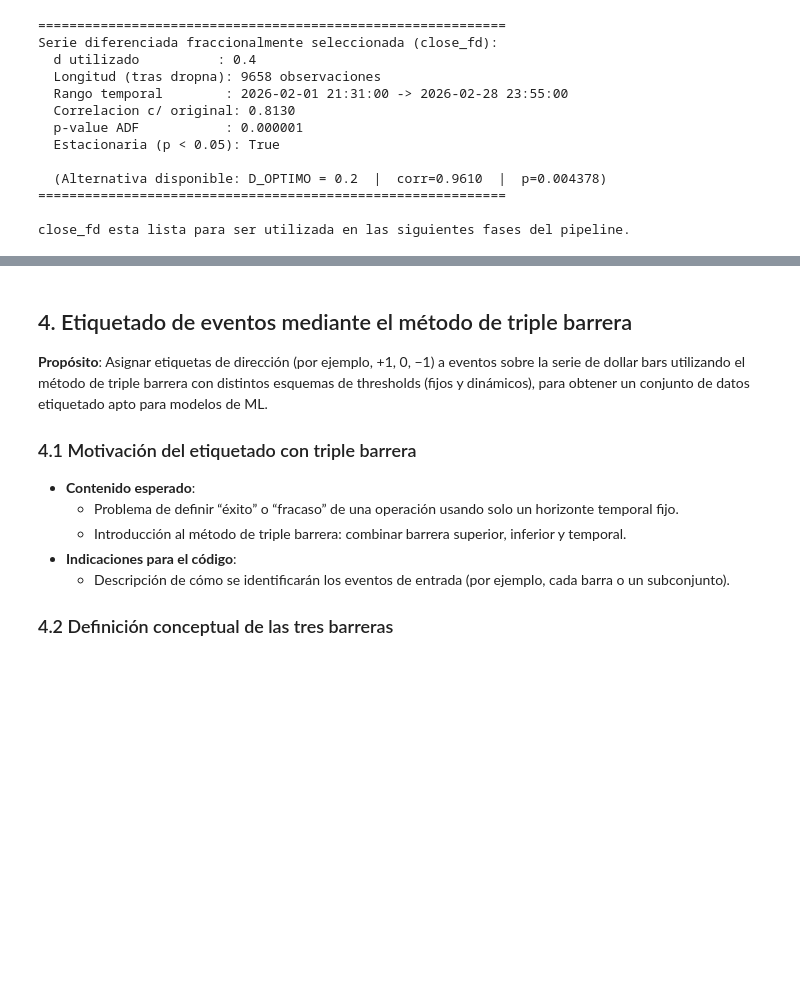
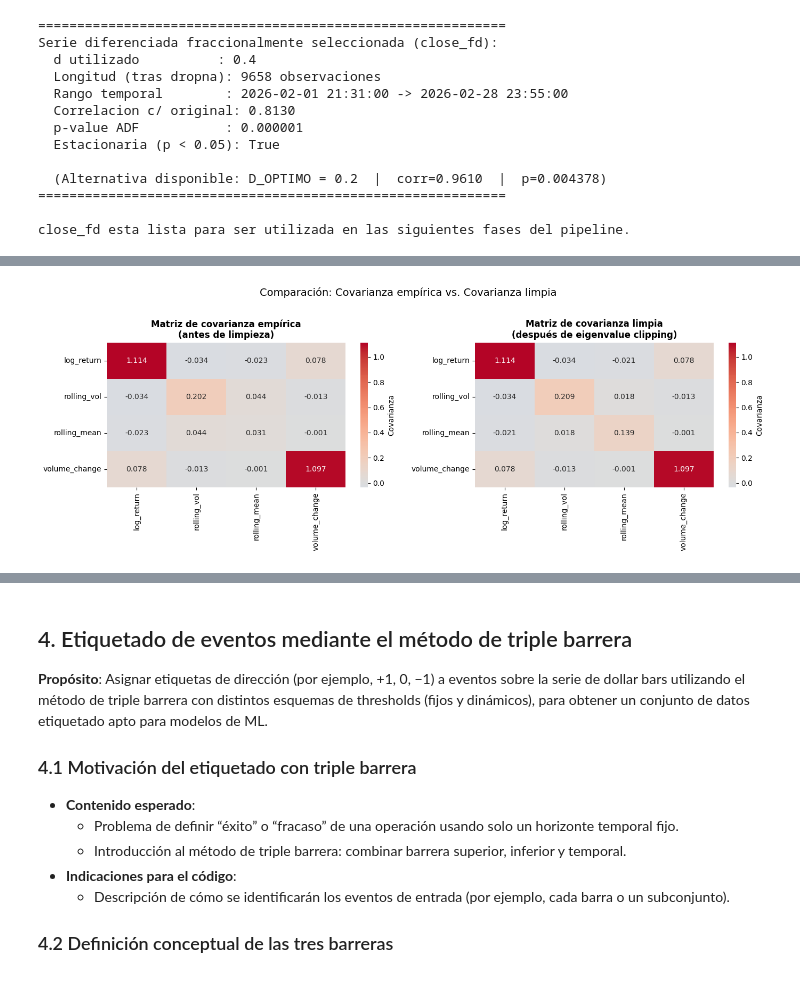
Before and after one commit to Romequinco/TAREA_PROCESADO_DATOS_FINANCIEROS_PARA_MACHINE_LEARNING, a Jupyter notebook: PREPROCESADO_DATOS_FINANCIEROS_.ipynb, the cells around one changed output, grey strips where cells are left out. Cells and saved outputs as stored; diff of their text form; code cells hidden in the pictures; blank space fills up the shorter version.

Commit message:
fase 3 primer intento

```diff
--- a/PREPROCESADO_DATOS_FINANCIEROS_.ipynb
+++ b/PREPROCESADO_DATOS_FINANCIEROS_.ipynb
@@ -1651,0 +1979,97 @@ En esta sección se explicará que:
+# %%
+# Gráfica 4: comparación lado a lado de las matrices de covarianza
+# (empírica vs. limpia tras eigenvalue clipping)
+#
+# Esta visualización permite identificar cambios sistemáticos entre ambas matrices.
+# En general, los cambios son sutiles pero reflejan la eliminación de ruido muestral.
+
+# Verificación de que ambas matrices existen
+if 'cov_matrix' not in globals() or 'cov_clean' not in globals():
+    raise RuntimeError(
+        "cov_matrix o cov_clean no están definidas. "
+        "Ejecute primero las celdas de construcción de la matriz y eigenvalue clipping."
+    )
+
+# Determinar escala común para ambos heatmaps (misma escala de colores)
+vmin_common = min(cov_matrix.values.min(), cov_clean.values.min())
+vmax_common = max(cov_matrix.values.max(), cov_clean.values.max())
+
+# Crear figura con 2 subplots lado a lado
+fig, axes = plt.subplots(1, 2, figsize=(14, 5))
+
+# ── Subplot izquierdo: matriz empírica (antes) ─────────────────────────────
+sns.heatmap(
+    cov_matrix,
+    annot=True,
+    fmt=".3f",
+    cmap="coolwarm",
+    center=0,
+    vmin=vmin_common,
+    vmax=vmax_common,
+    ax=axes[0],
+    cbar_kws={'label': 'Covarianza'}
+)
+axes[0].set_title("Matriz de covarianza empírica\n(antes de limpieza)",
+                  fontsize=12, fontweight='bold')
+
+# ── Subplot derecho: matriz limpia (después) ────────────────────────────────
+sns.heatmap(
+    cov_clean,
+    annot=True,
+    fmt=".3f",
+    cmap="coolwarm",
+    center=0,
+    vmin=vmin_common,
+    vmax=vmax_common,
+    ax=axes[1],
+    cbar_kws={'label': 'Covarianza'}
+)
+axes[1].set_title("Matriz de covarianza limpia\n(después de eigenvalue clipping)",
+                  fontsize=12, fontweight='bold')
+
+# Título global de la figura
+fig.suptitle("Comparación: Covarianza empírica vs. Covarianza limpia",
+             fontsize=14, y=1.02)
+
+plt.tight_layout()
+plt.show()
+
+# ── Resumen cuantitativo de las diferencias ──────────────────────────────────
+print("=" * 70)
+print("RESUMEN DE COMPARACIÓN: Matriz empírica vs. Matriz limpia")
+print("=" * 70)
+
+# Diferencia elemento a elemento
+diff_matrix = cov_matrix - cov_clean
+
+print("\n1. Norma de Frobenius de la diferencia:")
+print(f"   ||cov_matrix - cov_clean|| = {norm_diff:.6f}")
+print("   → Interpretación:")
+if norm_diff < 0.1:
+    print("     • Valor pequeño: el clipping tuvo impacto mínimo")
+    print("     • Pocos eigenvalores pequeños fueron reemplazados")
+else:
+    print("     • Valor moderado: el clipping modificó la estructura")
+    print("     • Varios eigenvalores fueron elevados al umbral")
+
+print("\n2. Diferencia máxima (en valor absoluto):")
+max_diff = np.abs(diff_matrix.values).max()
+print(f"   max|diff| = {max_diff:.6f}")
+print(f"   Ubicación: {diff_matrix.abs().stack().idxmax()}")
+
+print("\n3. Cambios en la diagonal (varianzas):")
+diag_diff = np.diag(diff_matrix.values)
+print("   Feature              | Diferencia")
+print("   " + "-" * 40)
+for i, (feat, diff) in enumerate(zip(cov_matrix.columns, diag_diff)):
+    print(f"   {feat:20s} | {diff:+.6f}")
+
+print("\n4. Cambios fuera de la diagonal (covarianzas/correlaciones):")
+off_diag_mask = ~np.eye(len(cov_matrix), dtype=bool)
+off_diag_diff = diff_matrix.values[off_diag_mask]
+print(f"   Media de |diferencia|: {np.abs(off_diag_diff).mean():.6f}")
+print(f"   Máximo |diferencia|  : {np.abs(off_diag_diff).max():.6f}")
+
+print("\n" + "=" * 70)
+# %% [output]
+[figure, added]
```
Also changed, not shown: parts of 16 cells of this notebook.
